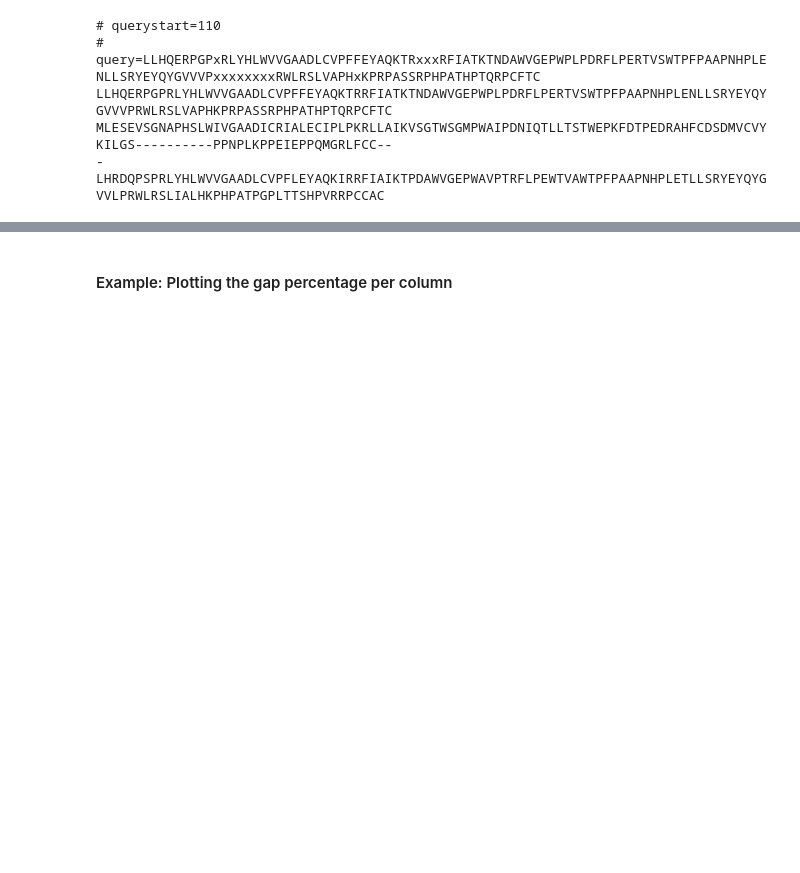
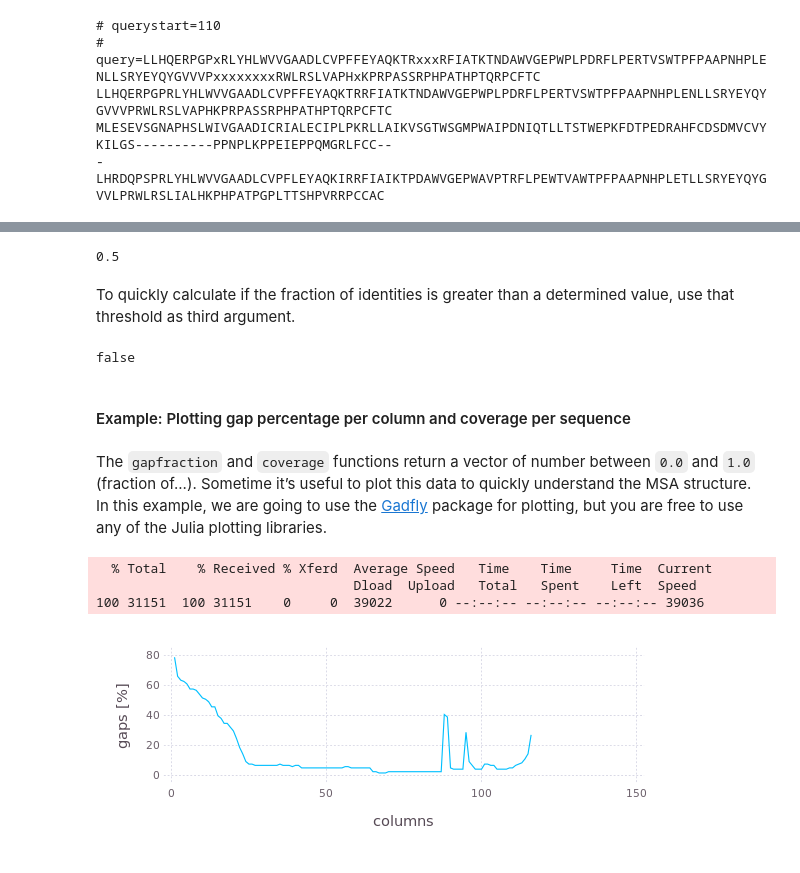
Before and after one commit to diegozea/MIToS.jl, a Jupyter notebook: docs/MSA.ipynb, the cells around one changed output, grey strips where cells are left out. Saved outputs shown, nothing was run; the diff lists cells and outputs as text; code cells hidden in the pictures; blank space fills up the shorter version.

```diff
--- a/docs/MSA.ipynb
+++ b/docs/MSA.ipynb
@@ -471,4 +574,33 @@ MLESEVSGNAPHSLWIVGAADICRIALECIPLPKRLLAIKVSGTWSGMPWAIPDNIQTLLTSTWEPKFDTPEDRAHFCDS
+# %%
+percentidentity(msa[1,:], msa[2,:]) # 2 / 4
+# %% [output]
+0.5
+# %% [markdown]
+To quickly calculate if the fraction of identities is greater than a determined value, use that threshold as third argument.
+# %%
+percentidentity(msa[1,:], msa[2,:], 0.62) # 0.5 >= 0.62
+# %% [output]
+false
 # %% [markdown]
 <a href="#"><i class="fa fa-arrow-up"></i></a>
 
-#### Example: Plotting the gap percentage per column
+#### Example: Plotting gap percentage per column and coverage per sequence
+# %% [markdown]
+The `gapfraction` and `coverage` functions return a vector of number between `0.0` and `1.0` (fraction of...). Sometime it’s useful to plot this data to quickly understand the MSA structure. In this example, we are going to use the [Gadfly<span class="fa fa-external-link" aria-hidden="true"></span>](#http://dcjones.github.io/Gadfly.jl/) package for plotting, but you are free to use any of the Julia plotting libraries.
+# %%
+msa = read("http://pfam.xfam.org/family/PF09776/alignment/full", Stockholm)
+
+using Gadfly
+
+set_default_plot_size(15cm, 6cm)
+
+plot(   x = 1:ncolumns(msa), # x is a range from 1 to the number of columns
+        y = columngapfraction(msa) .* 100.0, # y is a Vector{Float64} with the percentage of gaps of each column
+        Geom.line,
+        Guide.ylabel("gaps [%]"),
+        Guide.xlabel("columns")  )
+# %% [output]
+  % Total    % Received % Xferd  Average Speed   Time    Time     Time  Current
+                                 Dload  Upload   Total   Spent    Left  Speed
+100 31151  100 31151    0     0  39022      0 --:--:-- --:--:-- --:--:-- 39036
+[figure, added]
```
Also changed, not shown: parts of 48 cells of this notebook, 18 other files.
